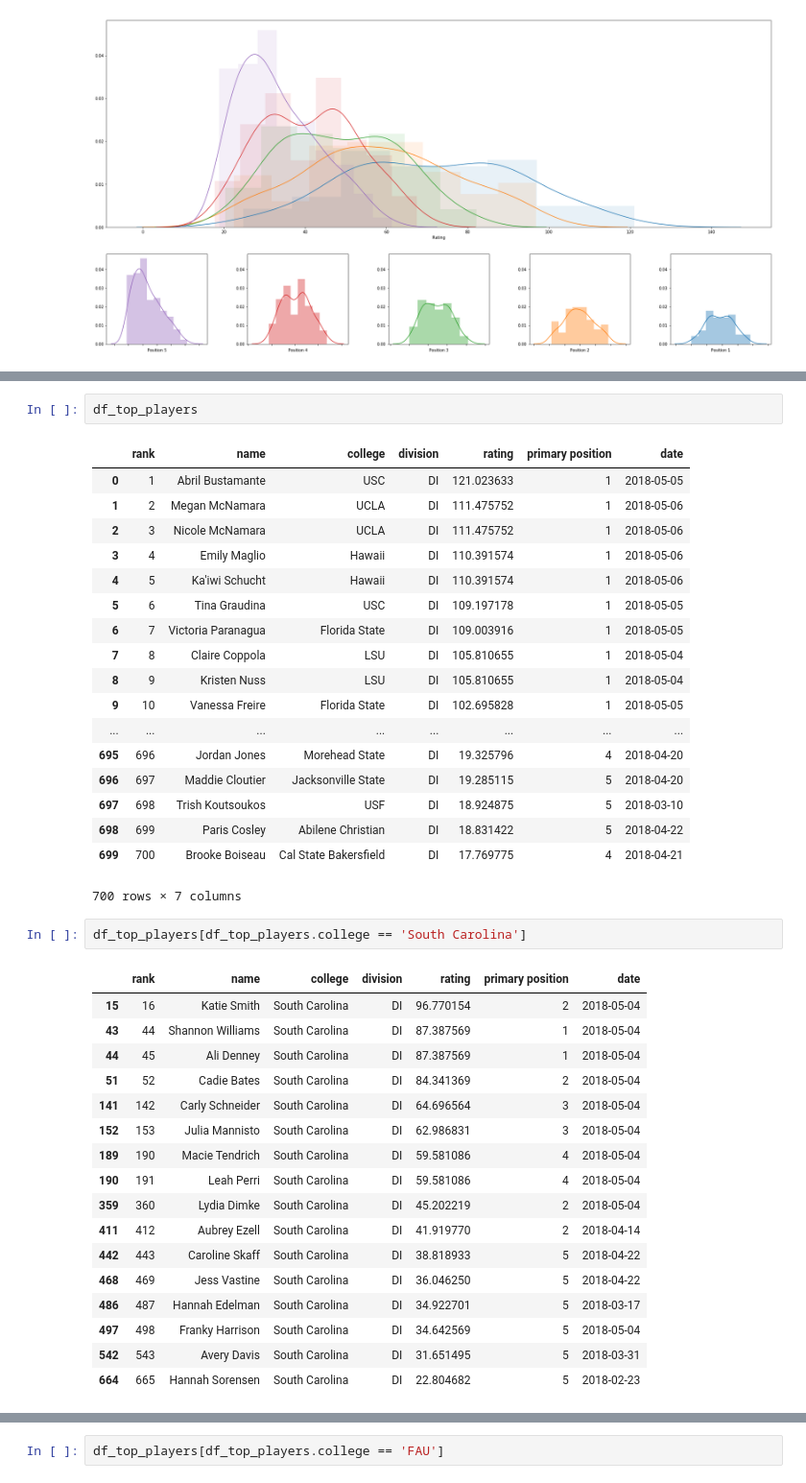
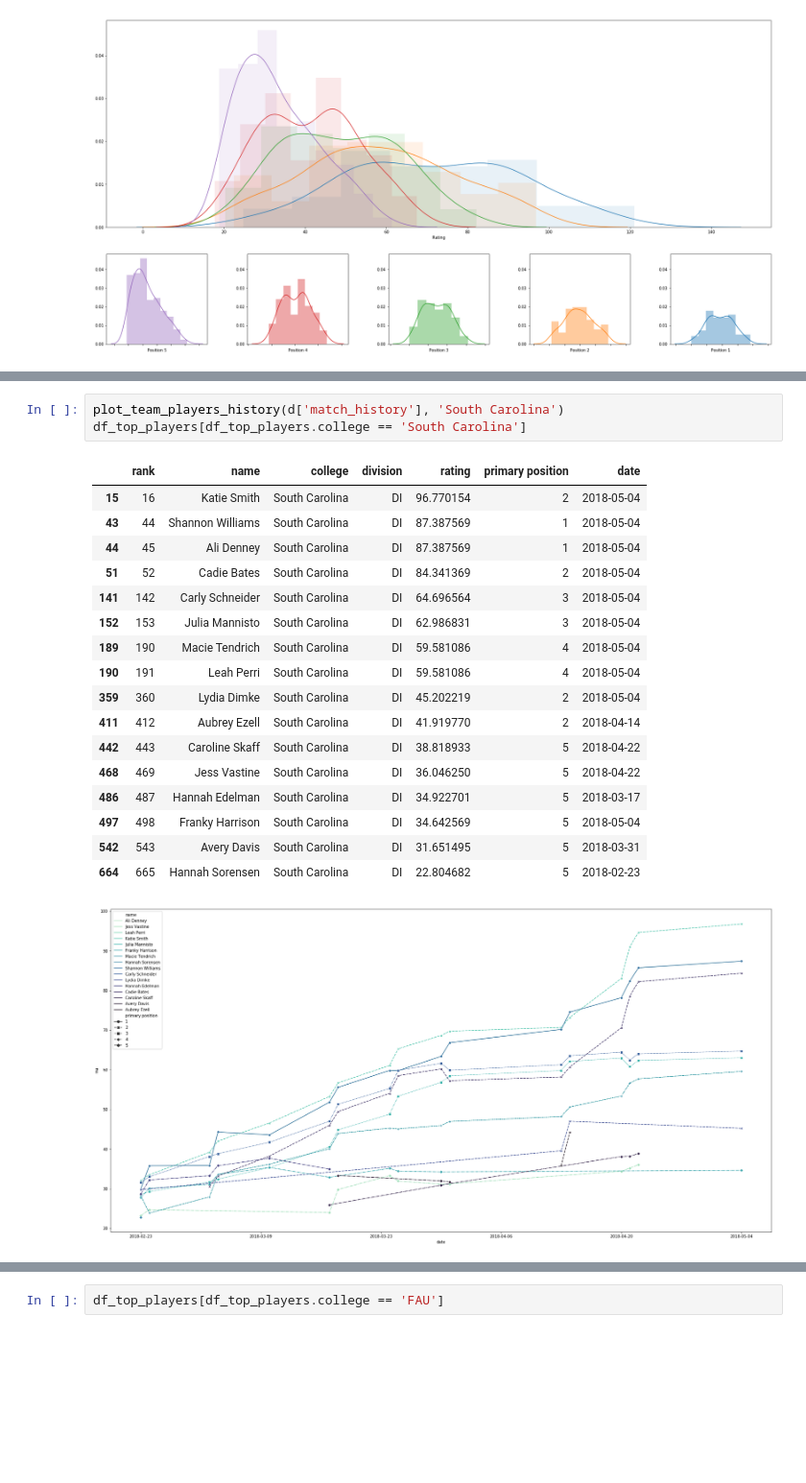
Before and after one commit to mas-dse-mhardist/collegebeachvball, a Jupyter notebook: Updated Rankings.ipynb, the cells around one changed output, grey strips where cells are left out. Shown at 96% size. Saved outputs shown, nothing was run; the diff lists cells and outputs as text; blank space fills up the shorter version.

```diff
--- a/Updated Rankings.ipynb
+++ b/Updated Rankings.ipynb
@@ -304,42 +335,23 @@ df_top_players = get_top_players(d['match_history'], position_='all')
-# %%
-df_top_players
-# %% [output]
-|  | rank | name | college | division | rating | primary position | date |
-| 0 | 1 | Abril Bustamante | USC | DI | 121.023633 | 1 | 2018-05-05 |
-| 1 | 2 | Megan McNamara | UCLA | DI | 111.475752 | 1 | 2018-05-06 |
-| 2 | 3 | Nicole McNamara | UCLA | DI | 111.475752 | 1 | 2018-05-06 |
-| 3 | 4 | Emily Maglio | Hawaii | DI | 110.391574 | 1 | 2018-05-06 |
-| 4 | 5 | Ka'iwi Schucht | Hawaii | DI | 110.391574 | 1 | 2018-05-06 |
-| 5 | 6 | Tina Graudina | USC | DI | 109.197178 | 1 | 2018-05-05 |
-| 6 | 7 | Victoria Paranagua | Florida State | DI | 109.003916 | 1 | 2018-05-05 |
-| 7 | 8 | Claire Coppola | LSU | DI | 105.810655 | 1 | 2018-05-04 |
-| 8 | 9 | Kristen Nuss | LSU | DI | 105.810655 | 1 | 2018-05-04 |
-| 9 | 10 | Vanessa Freire | Florida State | DI | 102.695828 | 1 | 2018-05-05 |
-| ... | ... | ... | ... | ... | ... | ... | ... |
-| 695 | 696 | Jordan Jones | Morehead State | DI | 19.325796 | 4 | 2018-04-20 |
-| 696 | 697 | Maddie Cloutier | Jacksonville State | DI | 19.285115 | 5 | 2018-04-20 |
-| 697 | 698 | Trish Koutsoukos | USF | DI | 18.924875 | 5 | 2018-03-10 |
-| 698 | 699 | Paris Cosley | Abilene Christian | DI | 18.831422 | 5 | 2018-04-22 |
-| 699 | 700 | Brooke Boiseau | Cal State Bakersfield | DI | 17.769775 | 4 | 2018-04-21 |
-700 rows × 7 columns
 # %%
+plot_team_players_history(d['match_history'], 'South Carolina')
 df_top_players[df_top_players.college == 'South Carolina']
 # %% [output]
 |  | rank | name | college | division | rating | primary position | date |
 | 15 | 16 | Katie Smith | South Carolina | DI | 96.770154 | 2 | 2018-05-04 |
 | 43 | 44 | Shannon Williams | South Carolina | DI | 87.387569 | 1 | 2018-05-04 |
 | 44 | 45 | Ali Denney | South Carolina | DI | 87.387569 | 1 | 2018-05-04 |
 | 51 | 52 | Cadie Bates | South Carolina | DI | 84.341369 | 2 | 2018-05-04 |
 | 141 | 142 | Carly Schneider | South Carolina | DI | 64.696564 | 3 | 2018-05-04 |
 | 152 | 153 | Julia Mannisto | South Carolina | DI | 62.986831 | 3 | 2018-05-04 |
 | 189 | 190 | Macie Tendrich | South Carolina | DI | 59.581086 | 4 | 2018-05-04 |
 | 190 | 191 | Leah Perri | South Carolina | DI | 59.581086 | 4 | 2018-05-04 |
 | 359 | 360 | Lydia Dimke | South Carolina | DI | 45.202219 | 2 | 2018-05-04 |
 | 411 | 412 | Aubrey Ezell | South Carolina | DI | 41.919770 | 2 | 2018-04-14 |
 | 442 | 443 | Caroline Skaff | South Carolina | DI | 38.818933 | 5 | 2018-04-22 |
 | 468 | 469 | Jess Vastine | South Carolina | DI | 36.046250 | 5 | 2018-04-22 |
 | 486 | 487 | Hannah Edelman | South Carolina | DI | 34.922701 | 5 | 2018-03-17 |
 | 497 | 498 | Franky Harrison | South Carolina | DI | 34.642569 | 5 | 2018-05-04 |
 | 542 | 543 | Avery Davis | South Carolina | DI | 31.651495 | 5 | 2018-03-31 |
 | 664 | 665 | Hannah Sorensen | South Carolina | DI | 22.804682 | 5 | 2018-02-23 |
+[figure, added]
 # %%
```
Also changed, not shown: parts of 25 cells of this notebook, 4 other files.
